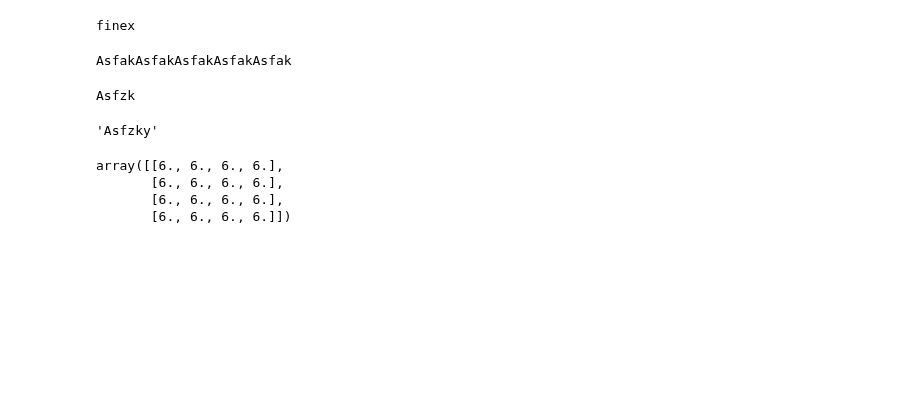
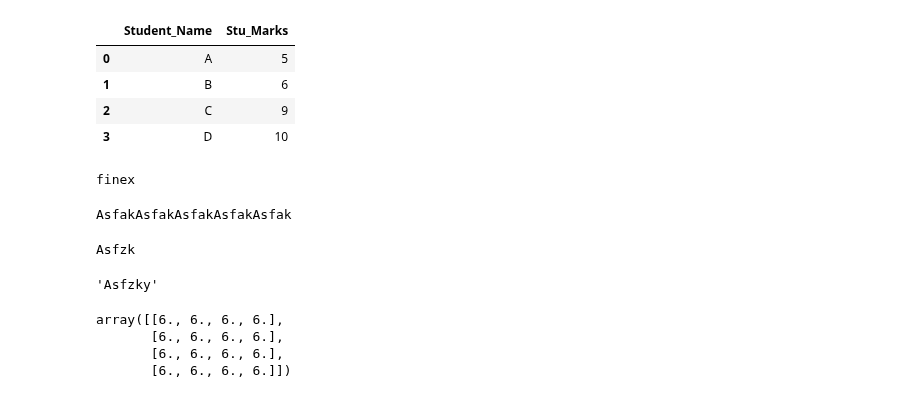
Before and after one commit to Asfak21/Python-Practice, a Jupyter notebook: Python_Practice.ipynb, the cells around one changed output. Cells and saved outputs as stored; diff of their text form; code cells hidden in the pictures; blank space fills up the shorter version.

```diff
--- a/Python_Practice.ipynb
+++ b/Python_Practice.ipynb
@@ -1,5 +1,21 @@
 # %% [markdown]
 <a href="https://colab.research.google.com/github/Asfak21/Python-Practice/blob/main/Python_Practice.ipynb" target="_parent"><img src="https://colab.research.google.com/assets/colab-badge.svg" alt="Open In Colab"/></a>
+# %%
+import pandas as pd
+
+name = ['A','B','C','D']
+marks = ['5','6','9','10']
+
+data = {'Student_Name': name, 'Stu_Marks': marks}
+
+df=pd.DataFrame(data)
+df
+# %% [output]
+|  | Student_Name | Stu_Marks |
+| 0 | A | 5 |
+| 1 | B | 6 |
+| 2 | C | 9 |
+| 3 | D | 10 |
 # %%
 
 my_string = "fine"
```
